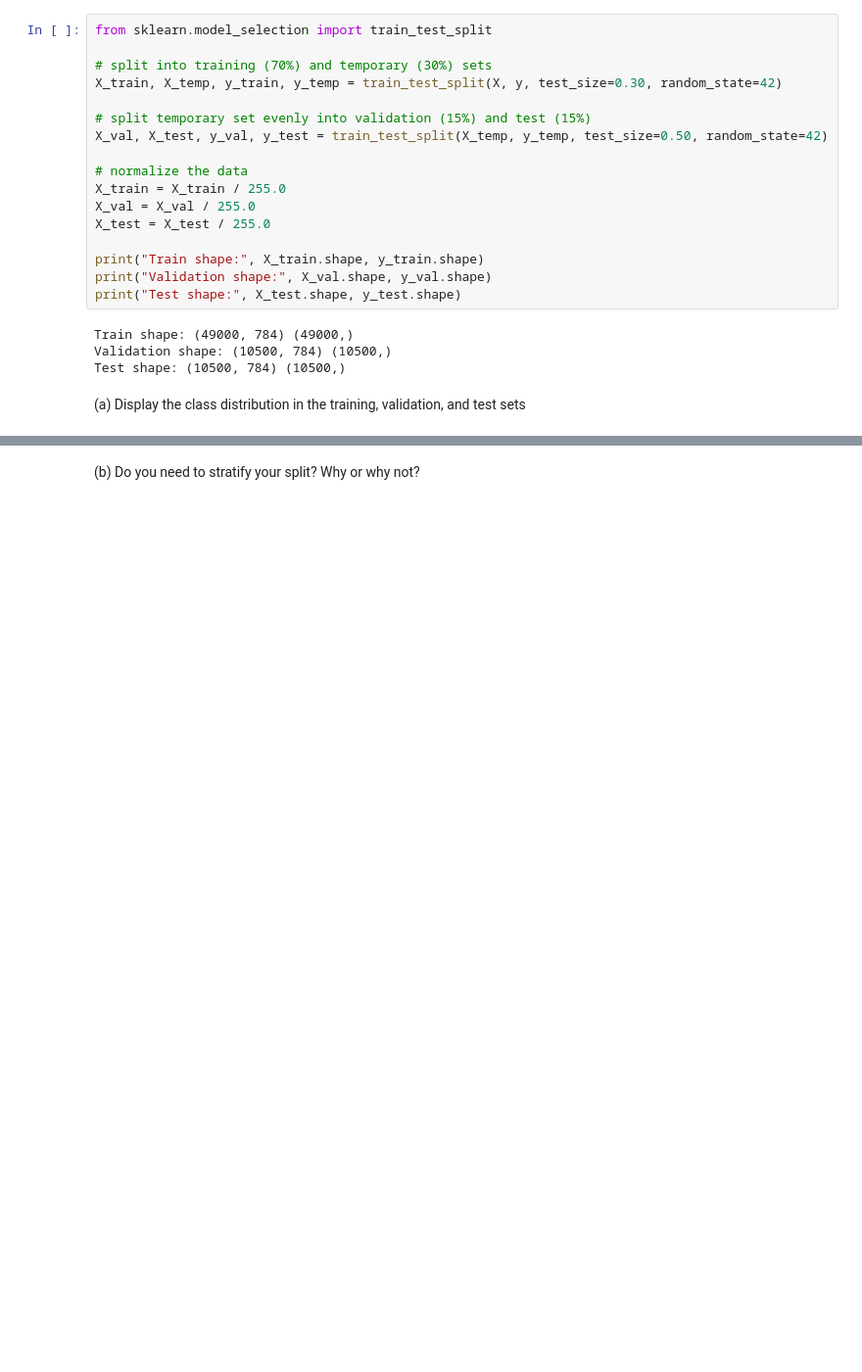
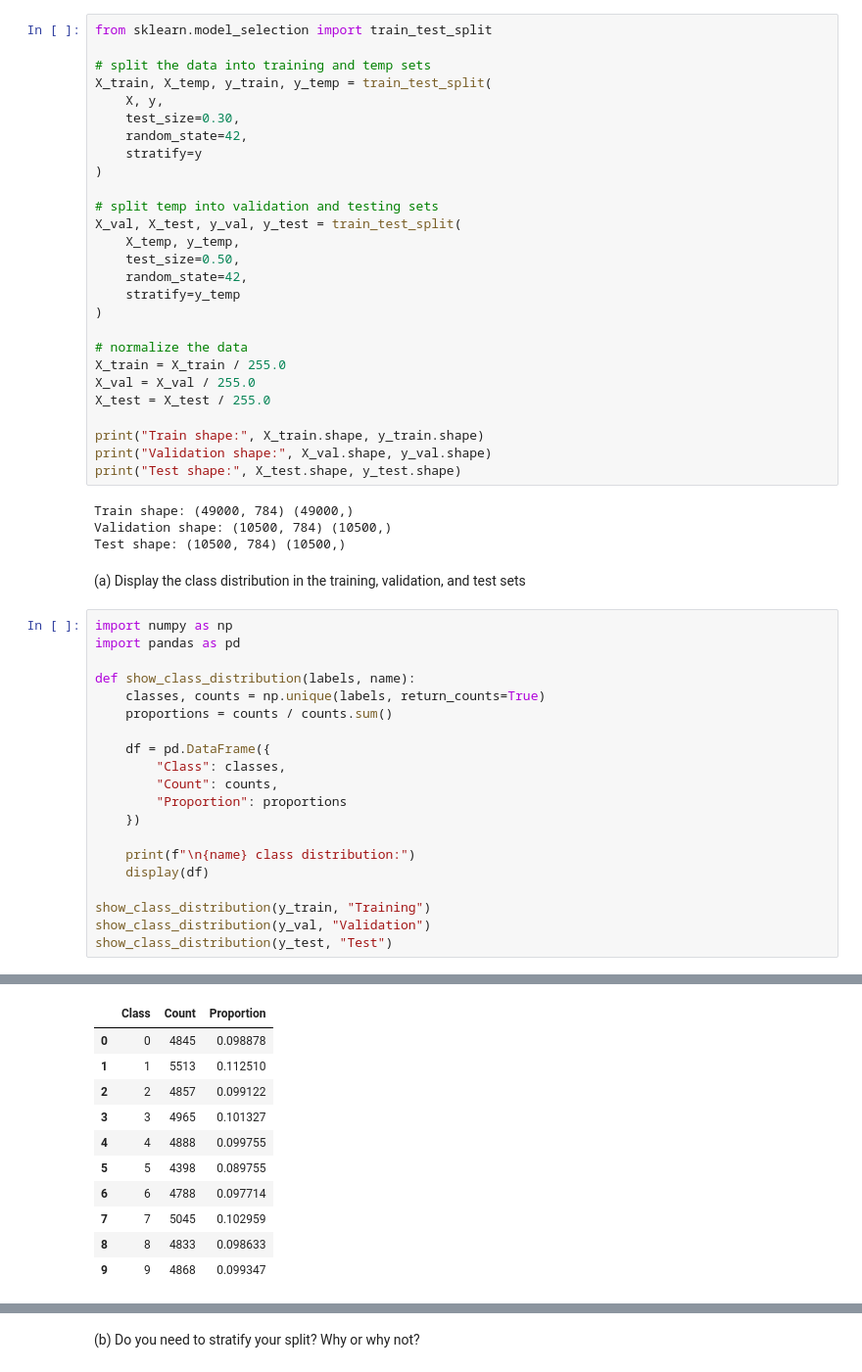
Before and after one commit to saltyypringle/CITS5508-Assignments, a Jupyter notebook: Assignment_1_Dipika_Choudhury.ipynb, the cells around one changed output, grey strips where cells are left out. Shown at 98% size. Saved outputs shown, nothing was run; the diff lists cells and outputs as text; blank space fills up the shorter version.

```diff
--- a/Assignment_1_Dipika_Choudhury.ipynb
+++ b/Assignment_1_Dipika_Choudhury.ipynb
@@ -33,11 +33,21 @@ The MNIST dataset consists of 70,000 grayscale images where each each represents
 # %%
 from sklearn.model_selection import train_test_split
 
-# split into training (70%) and temporary (30%) sets
-X_train, X_temp, y_train, y_temp = train_test_split(X, y, test_size=0.30, random_state=42)
+# split the data into training and temp sets
+X_train, X_temp, y_train, y_temp = train_test_split(
+    X, y,
+    test_size=0.30,
+    random_state=42,
+    stratify=y
+)
 
-# split temporary set evenly into validation (15%) and test (15%)
-X_val, X_test, y_val, y_test = train_test_split(X_temp, y_temp, test_size=0.50, random_state=42)
+# split temp into validation and testing sets
+X_val, X_test, y_val, y_test = train_test_split(
+    X_temp, y_temp,
+    test_size=0.50,
+    random_state=42,
+    stratify=y_temp
+)
 
 # normalize the data
 X_train = X_train / 255.0
@@ -53,3 +63,24 @@ Validation shape: (10500, 784) (10500,)
 Test shape: (10500, 784) (10500,)
 # %% [markdown]
 (a) Display the class distribution in the training, validation, and test sets
+# %%
+import numpy as np
+import pandas as pd
+
+def show_class_distribution(labels, name):
+    classes, counts = np.unique(labels, return_counts=True)
+    proportions = counts / counts.sum()
+
+    df = pd.DataFrame({
+        "Class": classes,
+        "Count": counts,
+        "Proportion": proportions
+    })
+
+    print(f"\n{name} class distribution:")
+    display(df)
+
+show_class_distribution(y_train, "Training")
+show_class_distribution(y_val, "Validation")
+show_class_distribution(y_test, "Test")
+# %% [output]
@@ -55,0 +88,11 @@ Test shape: (10500, 784) (10500,)
+|  | Class | Count | Proportion |
+| 0 | 0 | 4845 | 0.098878 |
+| 1 | 1 | 5513 | 0.112510 |
+| 2 | 2 | 4857 | 0.099122 |
+| 3 | 3 | 4965 | 0.101327 |
+| 4 | 4 | 4888 | 0.099755 |
+| 5 | 5 | 4398 | 0.089755 |
+| 6 | 6 | 4788 | 0.097714 |
+| 7 | 7 | 5045 | 0.102959 |
+| 8 | 8 | 4833 | 0.098633 |
+| 9 | 9 | 4868 | 0.099347 |
```
Also changed, not shown: parts of 2 cells of this notebook.
